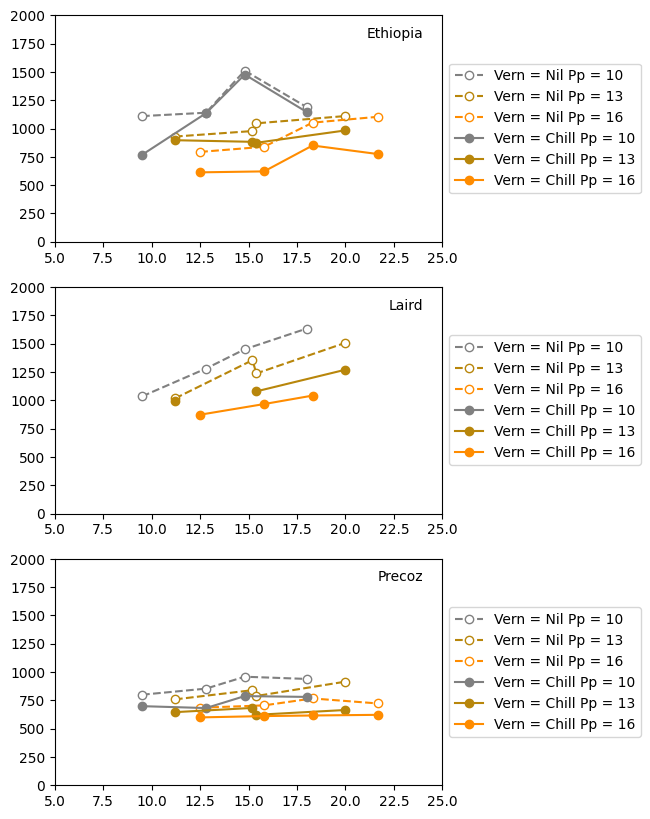
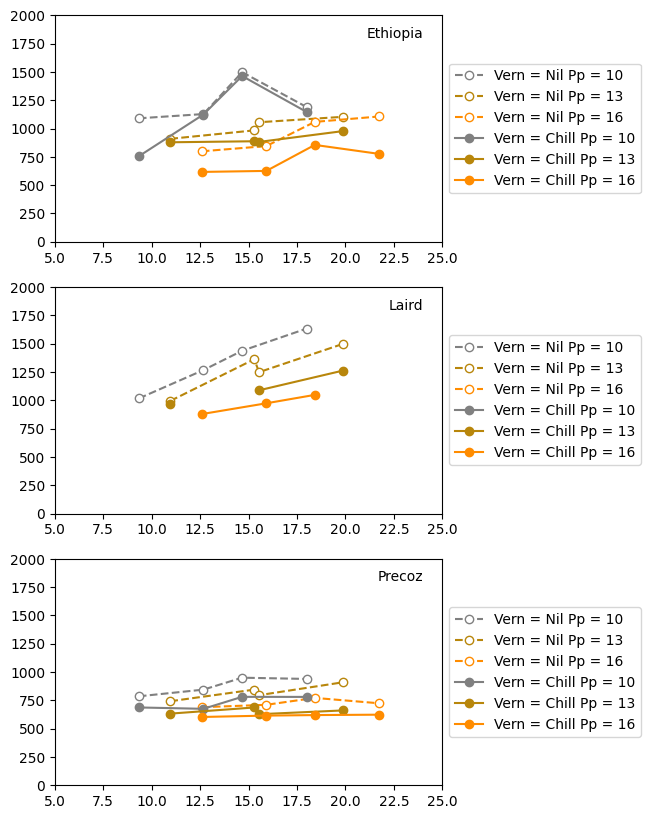
The notebook cell's code change between the first figure and the second:
--- before
+++ after
@@ -6,5 +6,5 @@
     for id in SumInitDurats:
         for fp in SumFinalPps:
-            datfilter = (Summerfield.Cultivar==c)&(Summerfield.DuratInitial==id)&(Summerfield.PpFinal==fp)
+            datfilter = (Summerfield.Cultivar==c)&(Summerfield.loc[:,"Experiment.Script.TransitionDay"]==id)&(Summerfield.FinalPp==fp)
             dat = Summerfield.loc[datfilter,:]
             fc = cols[fp]
@@ -12,5 +12,5 @@
             if id == 0:
                 fc = 'w'
-            plt.plot(dat.TmeanFinal,dat.TtFirstFlower,ls,color = cols[fp],mfc=fc,label = 'Vern = '+str(verns[id])+' Pp = '+str(fp))
+            plt.plot(dat.FinalT,dat.TtFirstFlower,ls,color = cols[fp],mfc=fc,label = 'Vern = '+str(verns[id])+' Pp = '+str(fp))
     #plt.ylim(ylims[c][0],ylims[c][1])
     plt.ylim(0,2000)

Commit: Adding CE experiments to test set